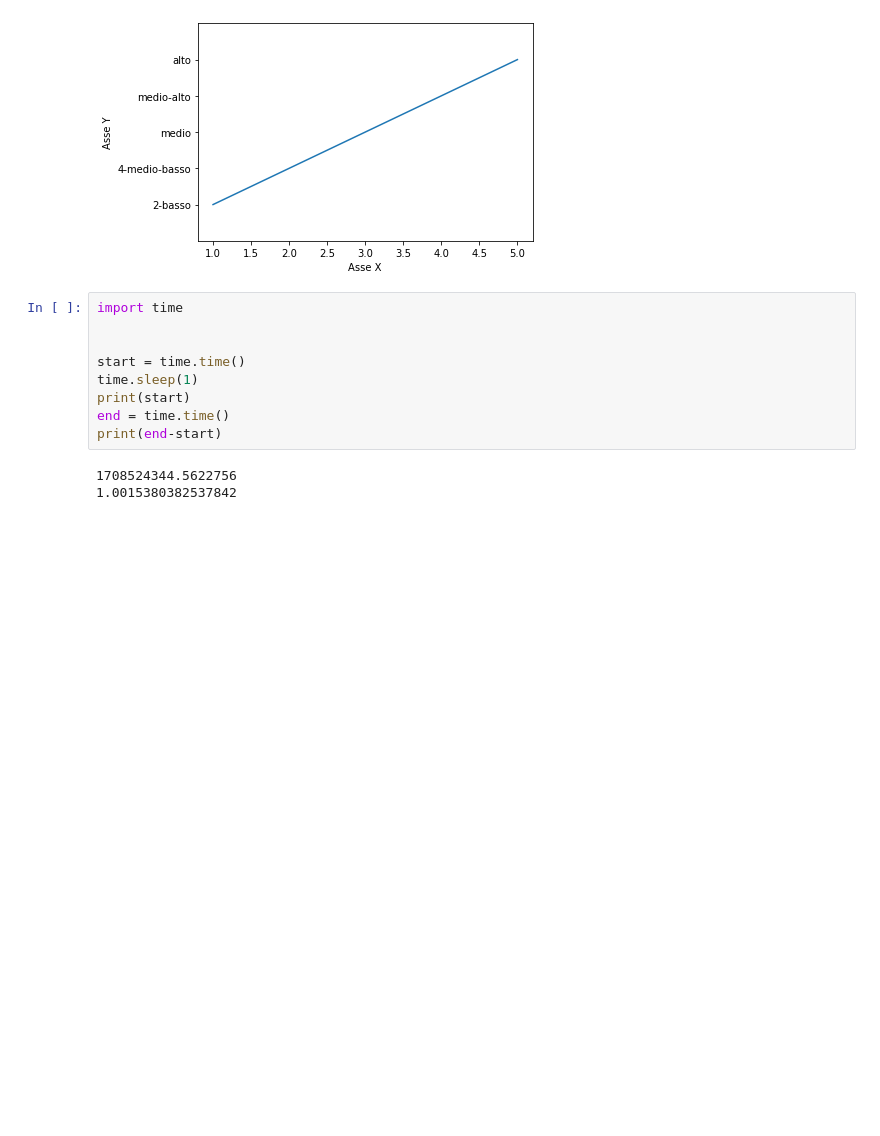
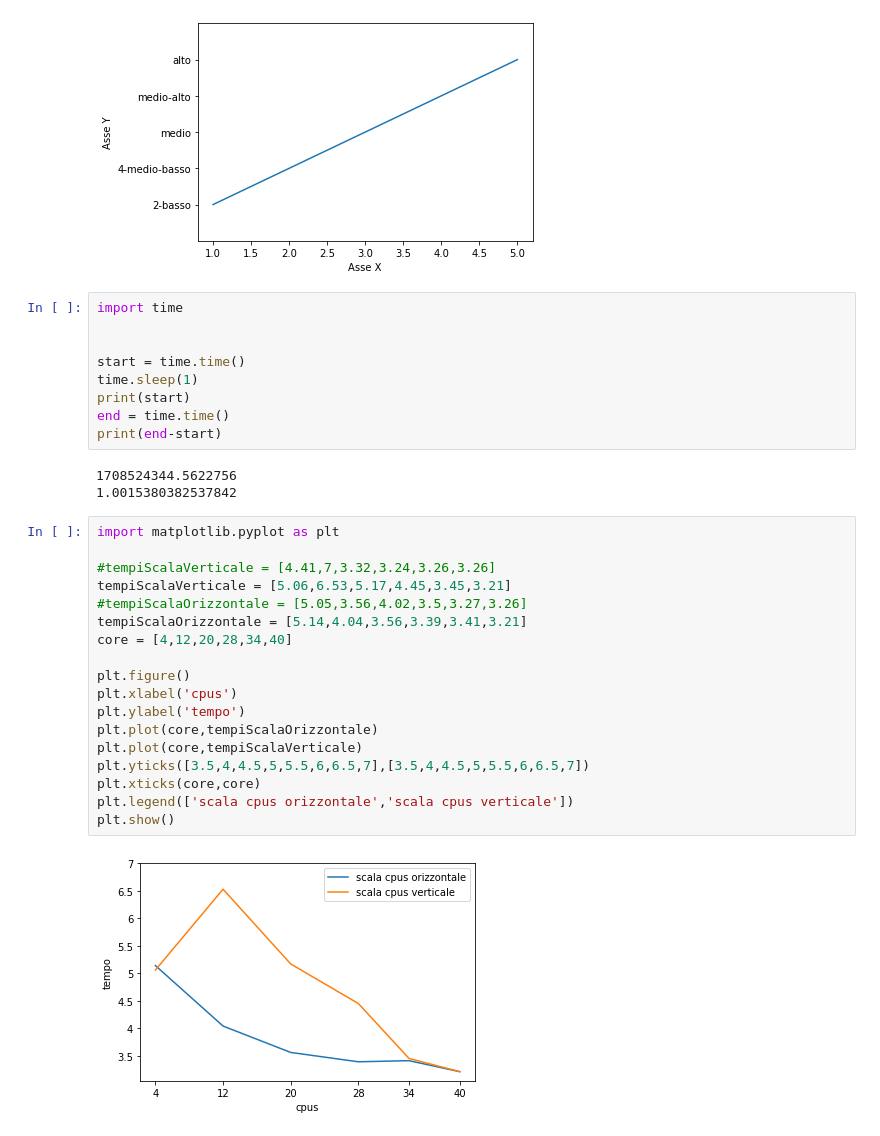
Before and after one commit to MatteoIng/tesiMagistrale, a Jupyter notebook: tesi.ipynb, the cells around one changed output. Cells and saved outputs as stored; diff of their text form; blank space fills up the shorter version.

Commit message:
visualizzazione updated

```diff
--- a/tesi.ipynb
+++ b/tesi.ipynb
@@ -714,3 +714,23 @@ print(end-start)
 # %% [output]
 1708524344.5622756
 1.0015380382537842
+# %%
+import matplotlib.pyplot as plt
+
+#tempiScalaVerticale = [4.41,7,3.32,3.24,3.26,3.26]
+tempiScalaVerticale = [5.06,6.53,5.17,4.45,3.45,3.21]
+#tempiScalaOrizzontale = [5.05,3.56,4.02,3.5,3.27,3.26]
+tempiScalaOrizzontale = [5.14,4.04,3.56,3.39,3.41,3.21]
+core = [4,12,20,28,34,40]
+
+plt.figure()
+plt.xlabel('cpus')
+plt.ylabel('tempo')
+plt.plot(core,tempiScalaOrizzontale)
+plt.plot(core,tempiScalaVerticale)
+plt.yticks([3.5,4,4.5,5,5.5,6,6.5,7],[3.5,4,4.5,5,5.5,6,6.5,7])
+plt.xticks(core,core)
+plt.legend(['scala cpus orizzontale','scala cpus verticale'])
+plt.show()
+# %% [output]
+[figure, added]
```
Also changed, not shown: parts of 1 cell of this notebook, 2 other files.
